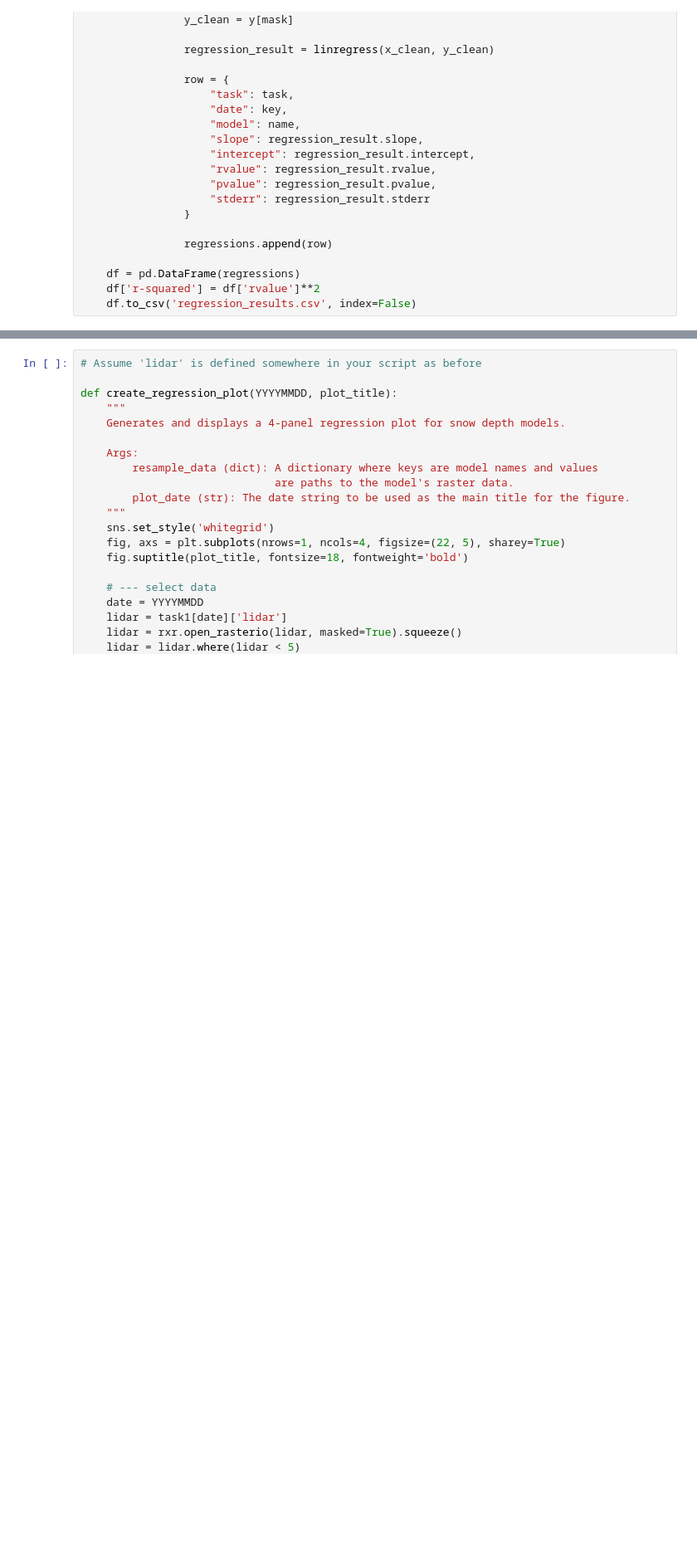
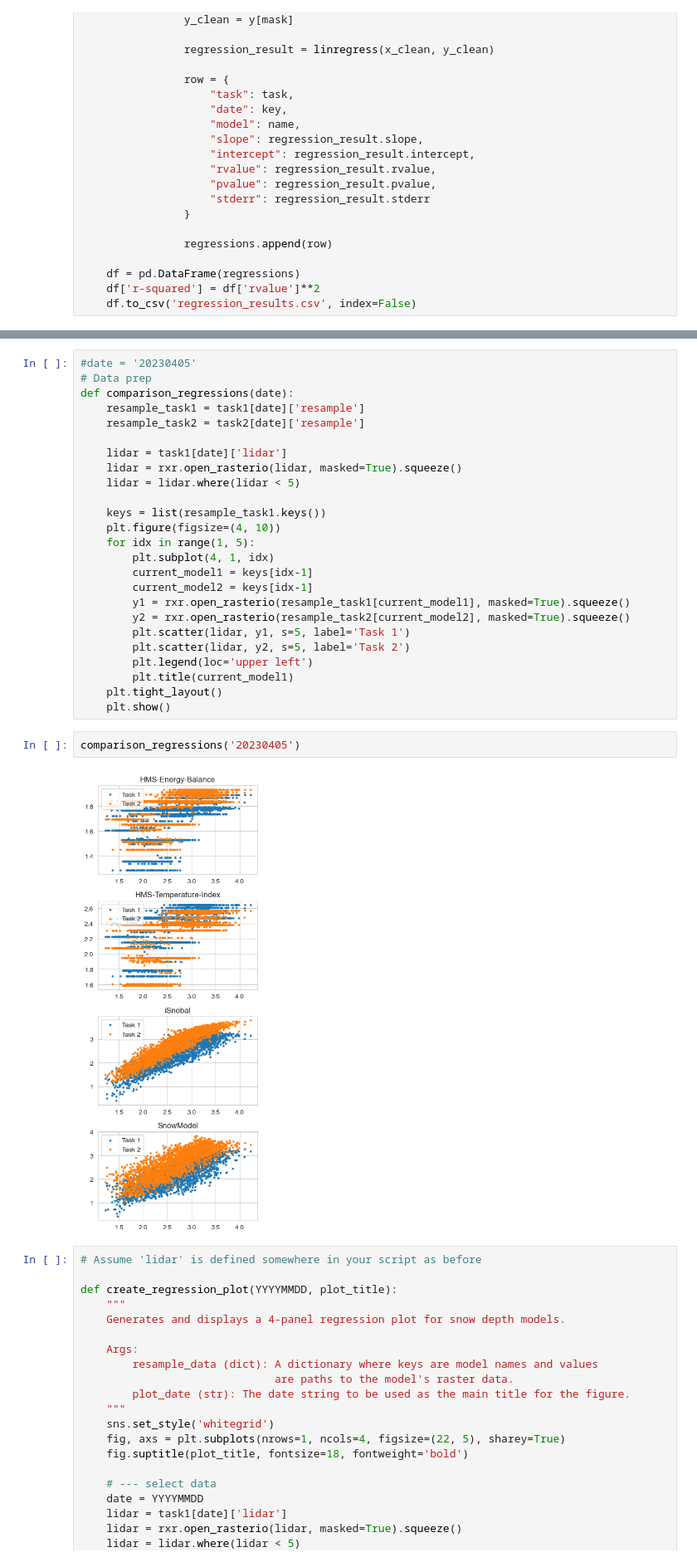
Before and after one commit to naniciafone/SIRO, a Jupyter notebook: notebooks/analysis.ipynb, the cells around one changed output, grey strips where cells are left out. Shown at 83% size. Saved outputs shown, nothing was run; the diff lists cells and outputs as text; blank space fills up the shorter version.

```diff
--- a/notebooks/analysis.ipynb
+++ b/notebooks/analysis.ipynb
@@ -367,3 +270,32 @@ NameError: name 'resample' is not defined
+# %%
+#date = '20230405'
+# Data prep
+def comparison_regressions(date):
+    resample_task1 = task1[date]['resample']
+    resample_task2 = task2[date]['resample']
+
+    lidar = task1[date]['lidar']
+    lidar = rxr.open_rasterio(lidar, masked=True).squeeze()
+    lidar = lidar.where(lidar < 5)
+
+    keys = list(resample_task1.keys())
+    plt.figure(figsize=(4, 10))
+    for idx in range(1, 5):
+        plt.subplot(4, 1, idx)
+        current_model1 = keys[idx-1]
+        current_model2 = keys[idx-1]
+        y1 = rxr.open_rasterio(resample_task1[current_model1], masked=True).squeeze()
+        y2 = rxr.open_rasterio(resample_task2[current_model2], masked=True).squeeze()
+        plt.scatter(lidar, y1, s=5, label='Task 1')
+        plt.scatter(lidar, y2, s=5, label='Task 2')
+        plt.legend(loc='upper left')
+        plt.title(current_model1)
+    plt.tight_layout()
+    plt.show()
+# %%
+comparison_regressions('20230405')
+# %% [output]
+[figure, added]
 # %%
 # Assume 'lidar' is defined somewhere in your script as before
 
```
Also changed, not shown: parts of 13 cells of this notebook.
